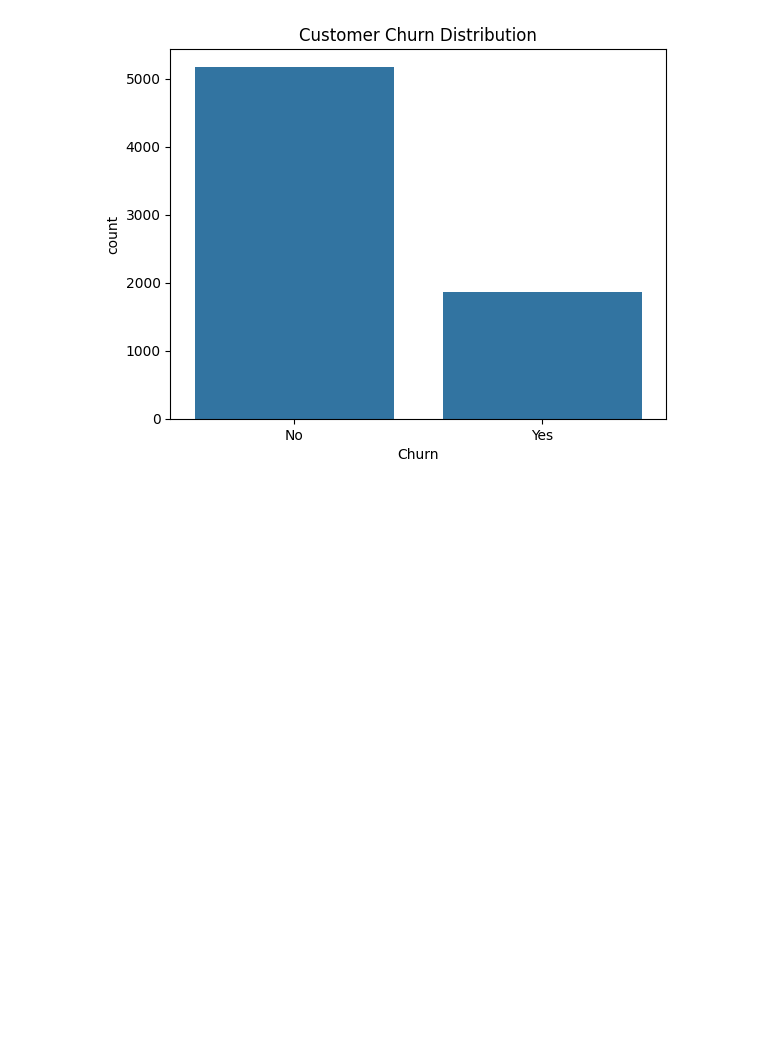
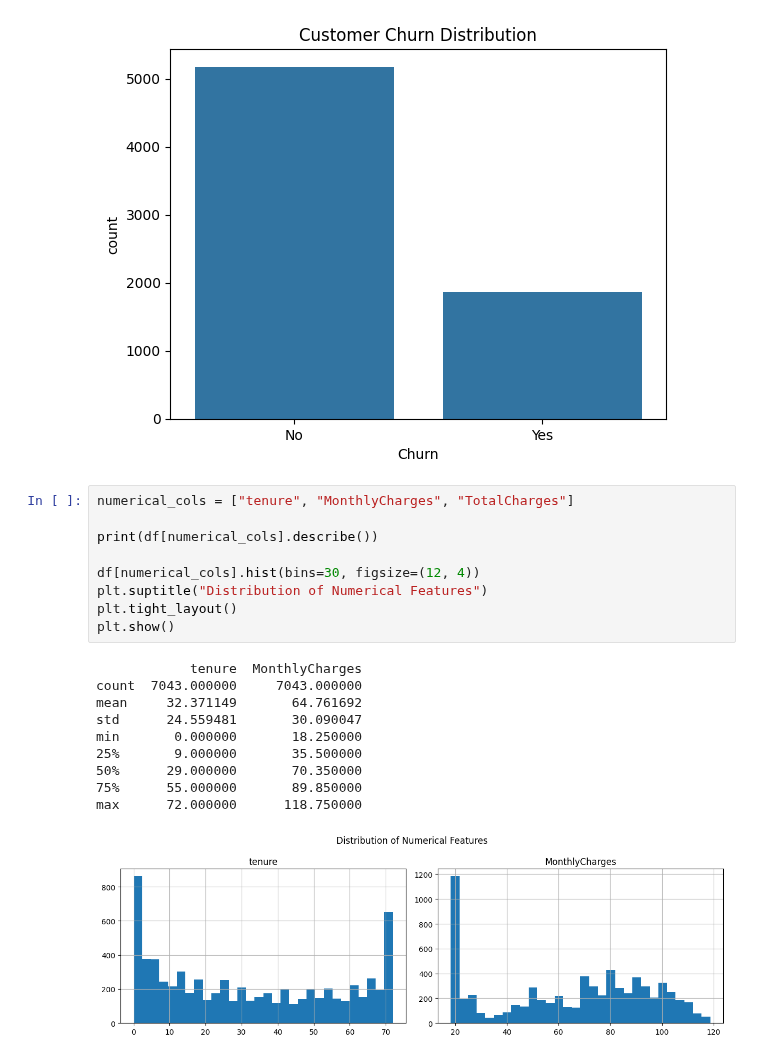
Before and after one commit to Pranay-Pandurang-Patil/customer-churn-prediction, a Jupyter notebook: notebooks/01_eda.ipynb, the cells around one changed output. Cells and saved outputs as stored; diff of their text form; blank space fills up the shorter version.

Commit message:
Analyze numerical feature distributions

```diff
--- a/notebooks/01_eda.ipynb
+++ b/notebooks/01_eda.ipynb
@@ -92,3 +92,23 @@ No     73.46
 Yes    26.54
 Name: proportion, dtype: float64
 [figure]
+# %%
+numerical_cols = ["tenure", "MonthlyCharges", "TotalCharges"]
+
+print(df[numerical_cols].describe())
+
+df[numerical_cols].hist(bins=30, figsize=(12, 4))
+plt.suptitle("Distribution of Numerical Features")
+plt.tight_layout()
+plt.show()
+# %% [output]
+            tenure  MonthlyCharges
+count  7043.000000     7043.000000
+mean     32.371149       64.761692
+std      24.559481       30.090047
+min       0.000000       18.250000
+25%       9.000000       35.500000
+50%      29.000000       70.350000
+75%      55.000000       89.850000
+max      72.000000      118.750000
+[figure, added]
```
